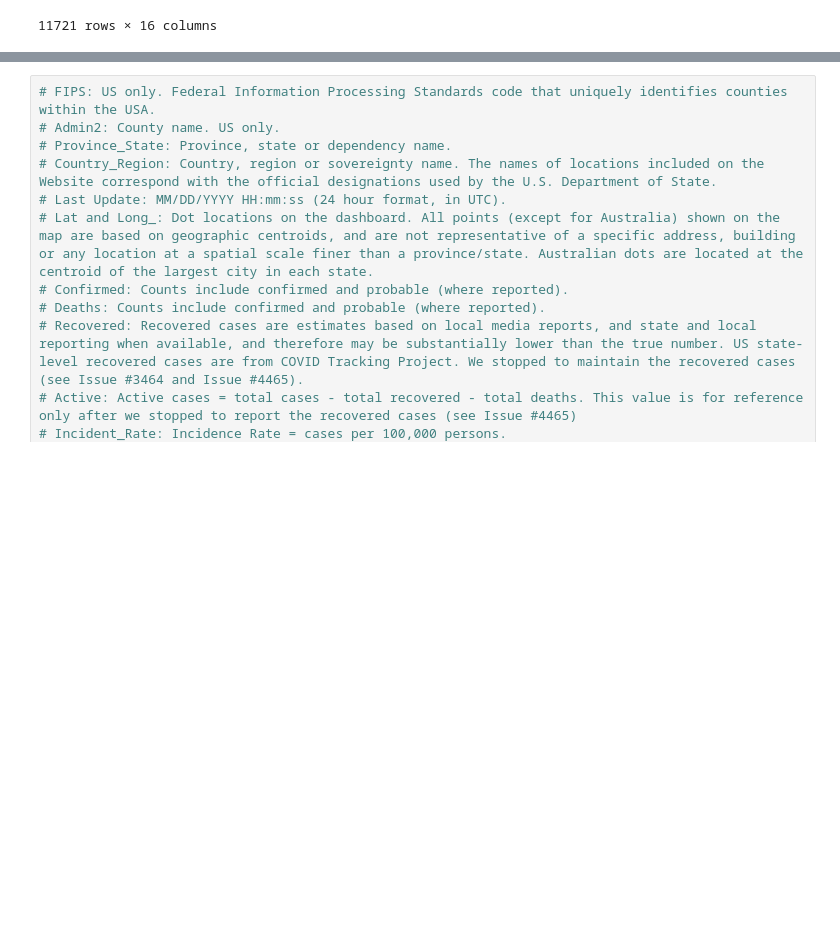
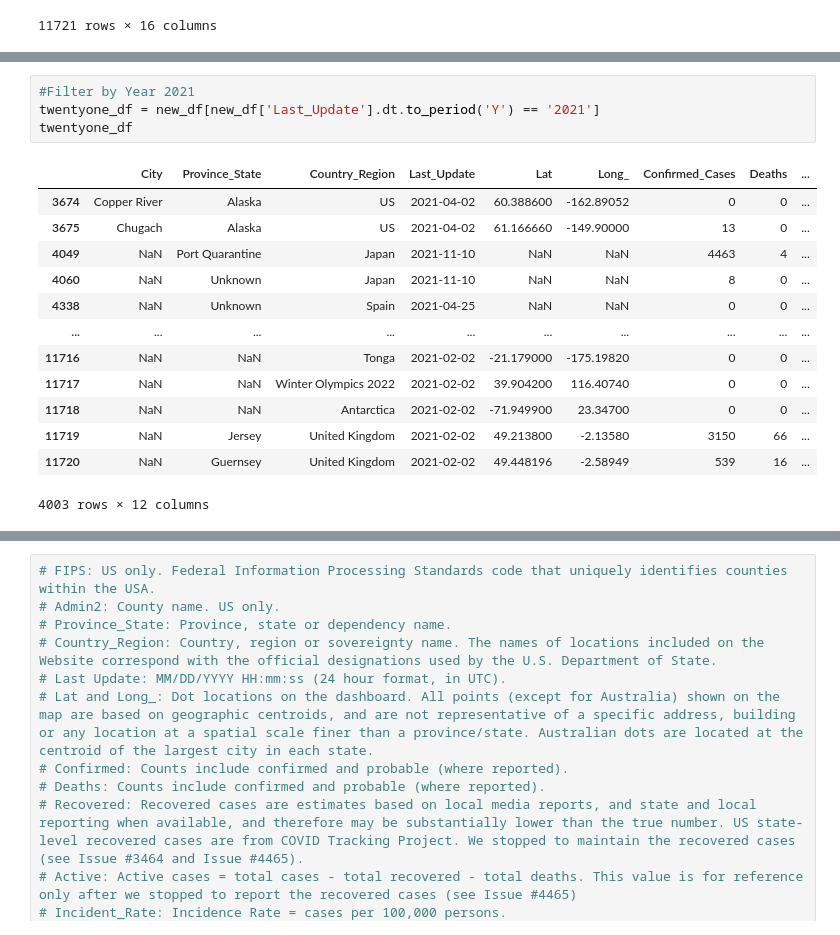
Before and after one commit to icheung487/Final_Project, a Jupyter notebook: Test_data.ipynb, the cells around one changed output, grey strips where cells are left out. Cells and saved outputs as stored; diff of their text form; blank space fills up the shorter version.

```diff
--- a/Test_data.ipynb
+++ b/Test_data.ipynb
@@ -126,0 +168,18 @@ new_df.round(decimals)
+# %%
+#Filter by Year 2021
+twentyone_df = new_df[new_df['Last_Update'].dt.to_period('Y') == '2021']
+twentyone_df
+# %% [output]
+|  | City | Province_State | Country_Region | Last_Update | Lat | Long_ | Confirmed_Cases | Deaths | ... |
+| 3674 | Copper River | Alaska | US | 2021-04-02 | 60.388600 | -162.89052 | 0 | 0 | ... |
+| 3675 | Chugach | Alaska | US | 2021-04-02 | 61.166660 | -149.90000 | 13 | 0 | ... |
+| 4049 | NaN | Port Quarantine | Japan | 2021-11-10 | NaN | NaN | 4463 | 4 | ... |
+| 4060 | NaN | Unknown | Japan | 2021-11-10 | NaN | NaN | 8 | 0 | ... |
+| 4338 | NaN | Unknown | Spain | 2021-04-25 | NaN | NaN | 0 | 0 | ... |
+| ... | ... | ... | ... | ... | ... | ... | ... | ... | ... |
+| 11716 | NaN | NaN | Tonga | 2021-02-02 | -21.179000 | -175.19820 | 0 | 0 | ... |
+| 11717 | NaN | NaN | Winter Olympics 2022 | 2021-02-02 | 39.904200 | 116.40740 | 0 | 0 | ... |
+| 11718 | NaN | NaN | Antarctica | 2021-02-02 | -71.949900 | 23.34700 | 0 | 0 | ... |
+| 11719 | NaN | Jersey | United Kingdom | 2021-02-02 | 49.213800 | -2.13580 | 3150 | 66 | ... |
+| 11720 | NaN | Guernsey | United Kingdom | 2021-02-02 | 49.448196 | -2.58949 | 539 | 16 | ... |
+4003 rows × 12 columns
```
Also changed, not shown: parts of 17 cells of this notebook, 1 other file.
